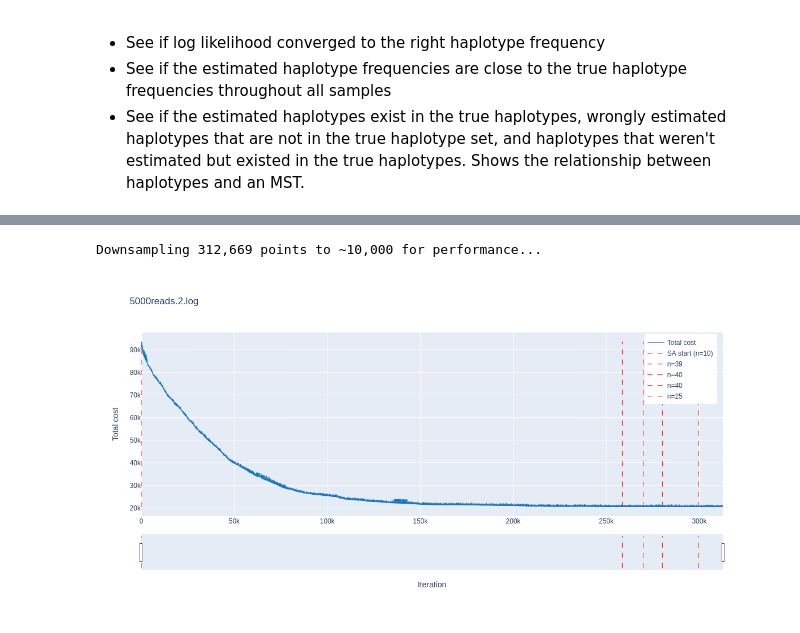
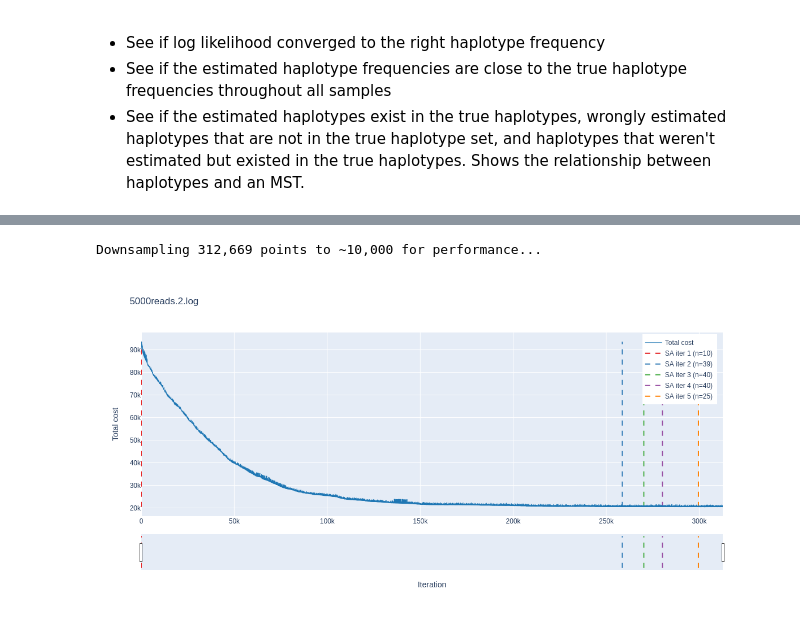
Before and after one commit to robinrheem/haplmate, a Jupyter notebook: analysis/haplotype_post_analysis.ipynb, the cells around one changed output, grey strips where cells are left out. Saved outputs shown, nothing was run; the diff lists cells and outputs as text; code cells hidden in the pictures.

```diff
--- a/analysis/haplotype_post_analysis.ipynb
+++ b/analysis/haplotype_post_analysis.ipynb
@@ -158,19 +436,34 @@ def plot_optimization_progress(
         hovertemplate='Iteration: %{x:,.0f}<br>Cost: %{y:,.2f}<extra></extra>'
     ))
 
-    # Add vertical lines for SA starts
+    # Add vertical lines for SA starts with different colors
     y_min = float(costs_arr.min())
     y_max = float(costs_arr.max())
 
+    # Color palette for SA iterations (colorblind-friendly)
+    sa_colors = [
+        '#e41a1c',  # Red
+        '#377eb8',  # Blue
+        '#4daf4a',  # Green
+        '#984ea3',  # Purple
+        '#ff7f00',  # Orange
+        '#a65628',  # Brown
+        '#f781bf',  # Pink
+        '#999999',  # Gray
+        '#66c2a5',  # Teal
+        '#fc8d62',  # Coral
+    ]
+
     for i, (sa_iter, n_haplotypes) in enumerate(sa_starts):
-        label = f'SA start (n={n_haplotypes})' if i == 0 else f'n={n_haplotypes}'
+        color = sa_colors[i % len(sa_colors)]
+        label = f'SA iter {i+1} (n={n_haplotypes})'
         fig.add_trace(go.Scatter(
             x=[sa_iter, sa_iter],
             y=[y_min, y_max],
             mode='lines',
             name=label,
-            line=dict(color='red', width=1, dash='dash'),
-            hovertemplate=f'{label}<br>Iteration: {sa_iter:,}<extra></extra>'
+            line=dict(color=color, width=2, dash='dash'),
+            hovertemplate=f'{label}<br>Start at iteration: {sa_iter:,}<extra></extra>'
         ))
 
     # Update layout
@@ -202,20 +495,21 @@ def plot_optimization_progress(
 # %%
 # Example usage:
 # Returns an interactive Plotly figure - use mouse to:
 #   - Zoom: Click and drag to select a region, or use scroll wheel
 #   - Pan: Hold shift + drag, or use the pan tool in the toolbar
 #   - Reset: Double-click to reset view
 #   - Range slider: Use the slider at the bottom for quick navigation
 
 # Default: downsamples to 5000 points for smooth interaction
-fig = plot_optimization_progress("5000reads.2.log")
-fig.show()
+# fig = plot_optimization_progress("5000reads.2.log")
+# fig.show()
 
 # For more detail (but may be slower): increase max_points
-# fig = plot_optimization_progress("5000reads.2.log", max_points=10000)
+fig = plot_optimization_progress("5000reads.2.log", max_points=10000)
+fig.show()
 
 # To show all points (may crash on large files):
 # fig = plot_optimization_progress("5000reads.2.log", max_points=None)
 # %% [output]
 Downsampling 312,669 points to ~10,000 for performance...
-[figure, old version]
+[figure, new version]
```
Also changed, not shown: parts of 10 cells of this notebook, 1 other file.
